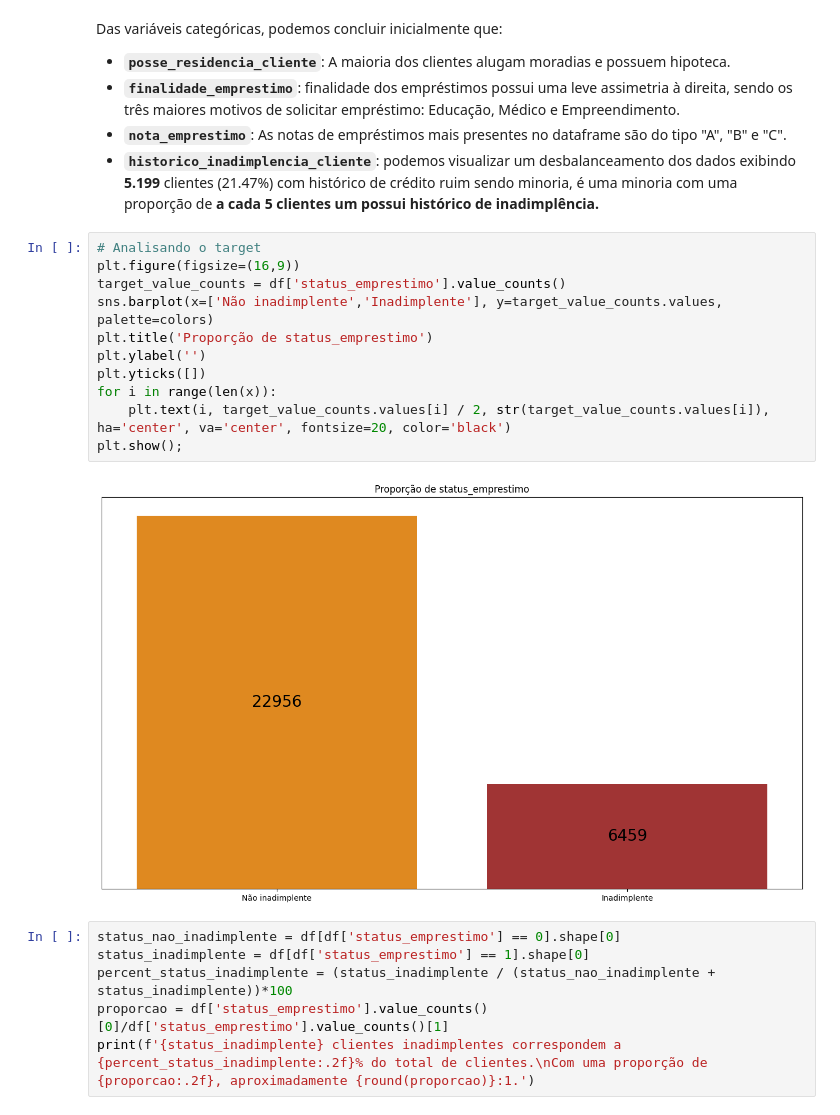
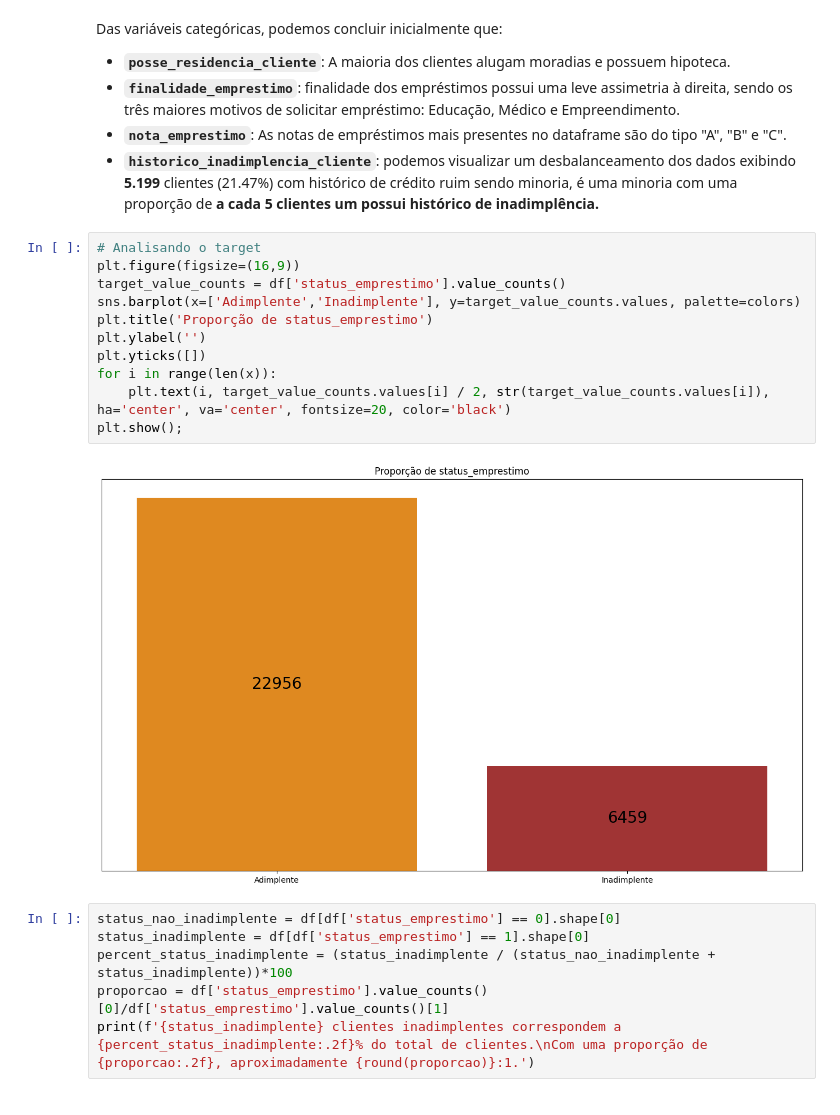
Before and after one commit to GBibiano/risco-credito, a Jupyter notebook: EDA_Credit_Risk.ipynb, the cells around one changed output. Cells and saved outputs as stored; diff of their text form.

```diff
--- a/EDA_Credit_Risk.ipynb
+++ b/EDA_Credit_Risk.ipynb
@@ -552,16 +570,16 @@ Das variáveis categóricas, podemos concluir inicialmente que:
 # %%
 # Analisando o target
 plt.figure(figsize=(16,9))
 target_value_counts = df['status_emprestimo'].value_counts()
-sns.barplot(x=['Não inadimplente','Inadimplente'], y=target_value_counts.values, palette=colors)
+sns.barplot(x=['Adimplente','Inadimplente'], y=target_value_counts.values, palette=colors)
 plt.title('Proporção de status_emprestimo')
 plt.ylabel('')
 plt.yticks([])
 for i in range(len(x)):
     plt.text(i, target_value_counts.values[i] / 2, str(target_value_counts.values[i]), ha='center', va='center', fontsize=20, color='black')
 plt.show();
 # %% [output]
-[figure, old version]
+[figure, new version]
 # %%
 status_nao_inadimplente = df[df['status_emprestimo'] == 0].shape[0]
 status_inadimplente = df[df['status_emprestimo'] == 1].shape[0]
```
Also changed, not shown: parts of 32 cells of this notebook, 1 other file.
